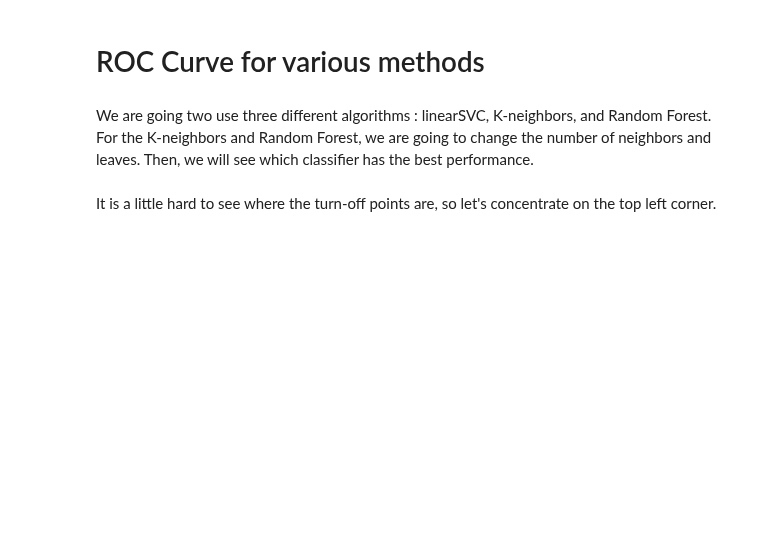
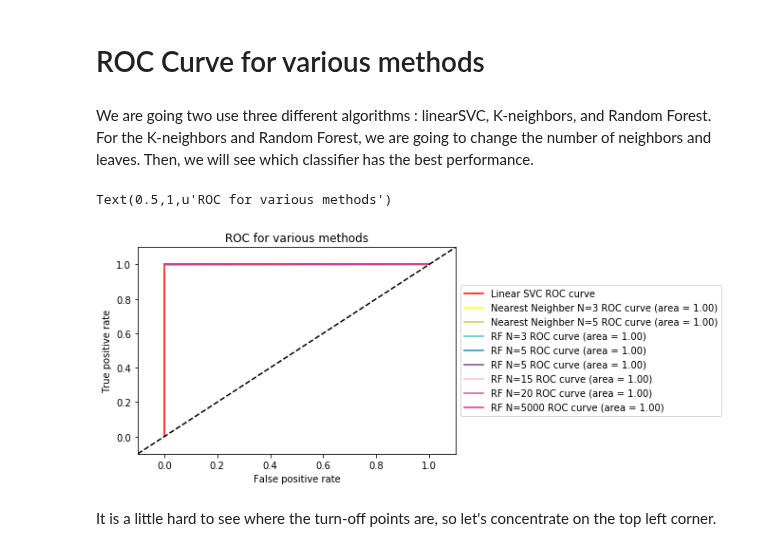
Before and after one commit to jiwoncpark/SLRealizer, a Jupyter notebook: demo/Scikit_Classifying_Lensed_Systems.ipynb, the cells around one changed output. Drawn from its saved outputs; the diff is of its cells as text; code cells hidden in the pictures; blank space fills up the shorter version.

```diff
--- a/demo/Scikit_Classifying_Lensed_Systems.ipynb
+++ b/demo/Scikit_Classifying_Lensed_Systems.ipynb
@@ -46,7 +46,7 @@ import desc.slrealizer
 # %% [markdown]
 Then, we read in the object_table and the sdss_table.
 # %%
-object_table = pd.read_csv('../data/object_catalog_galsim_noise_perfect.csv')
+object_table = pd.read_csv('../data/toy_object_catalog.csv')
 sdss_table = pd.read_csv('../data/sdss_object.csv').head(len(object_table)) # make sure that we have the same number of 0s and 1s
 # %% [markdown]
 Then, we calculate each entrees of six useful features. First, we do that for object_table(om10) and save into `truth_data.csv`.
@@ -113,2 +143,5 @@ print(data)
 # %% [markdown]
 Do the same for sdss_table, saving into `false_data`.
+# %%
+lens_data = make_truth_table(catalog=object_table, truth_value=1, save_file='../data/lens_truth_table.csv')
+nonlens_data = make_truth_table(catalog=sdss_table, truth_value=0, save_file='../data/nonlens_truth_table.csv')
@@ -174,7 +289,7 @@ sdss_data.to_csv('../data/false_data.csv')
 # %% [markdown]
 Then, we merged the truth(om10) and the false(sdss) to one catalog, saving it into `training_data.csv`.
 # %%
-df_col_merged =pd.concat([data, sdss_data], axis=0)
+df_col_merged = pd.concat([lens_data, nonlens_data], axis=0)
 df_col_merged = df_col_merged.sample(frac=1)
 df_col_merged.to_csv('../data/training_data.csv')
 # %% [markdown]
@@ -191,6 +306,11 @@ from sklearn.neighbors import KNeighborsClassifier
 from sklearn.ensemble import RandomForestClassifier
 # %% [markdown]
 Then, we divide training set and the test set within the whole data set.
+# %%
+df_col_merged_m = df_col_merged.as_matrix()
+y = df_col_merged_m[:, -1]
+X = df_col_merged_m[:, :-1]
+X_train, X_test, y_train, y_test = sklearn.model_selection.train_test_split(X, y, test_size=0.33, random_state=123, shuffle=True) #42
 # %%
 df_col_merged = df_col_merged.as_matrix()
 y = df_col_merged[:,0]
@@ -280,7 +403,6 @@ clf = clf.fit(X_train, y_train)
 fpr, tpr, _ = sklearn.metrics.roc_curve(y_test, clf.predict_proba(X_test)[:,1])
 roc_auc = sklearn.metrics.auc(fpr, tpr)
 plt.plot(fpr, tpr, color='#43c6b7', label='RF N=3 ROC curve (area = %0.2f)' % roc_auc)
-
 
 # Random Forest N = 3
 clf = RandomForestClassifier(n_estimators=5, max_features=None)
@@ -293,36 +415,39 @@ plt.plot(fpr, tpr, color='#2b84ad', label='RF N=5 ROC curve (area = %0.2f)' % ro
 clf = RandomForestClassifier(n_estimators=10, max_features=None)
 clf = clf.fit(X_train, y_train)
 fpr, tpr, _ = sklearn.metrics.roc_curve(y_test, clf.predict_proba(X_test)[:,1])
 roc_auc = sklearn.metrics.auc(fpr, tpr)
 plt.plot(fpr, tpr, color='#8138a0', label='RF N=5 ROC curve (area = %0.2f)' % roc_auc)
 
 # Random Forest N = 10
 clf = RandomForestClassifier(n_estimators=15, max_features=None)
 clf = clf.fit(X_train, y_train)
 fpr, tpr, _ = sklearn.metrics.roc_curve(y_test, clf.predict_proba(X_test)[:,1])
 roc_auc = sklearn.metrics.auc(fpr, tpr)
 plt.plot(fpr, tpr, color='pink', label='RF N=15 ROC curve (area = %0.2f)' % roc_auc)
 
 
 clf = RandomForestClassifier(n_estimators=20, max_features=None)
 clf = clf.fit(X_train, y_train)
 fpr, tpr, _ = sklearn.metrics.roc_curve(y_test, clf.predict_proba(X_test)[:,1])
 roc_auc = sklearn.metrics.auc(fpr, tpr)
 plt.plot(fpr, tpr, color='#cc5d94', label='RF N=20 ROC curve (area = %0.2f)' % roc_auc)
 
 clf = RandomForestClassifier(n_estimators=5000, max_features=None)
 clf = clf.fit(X_train, y_train)
 fpr, tpr, _ = sklearn.metrics.roc_curve(y_test, clf.predict_proba(X_test)[:,1])
 roc_auc = sklearn.metrics.auc(fpr, tpr)
 plt.plot(fpr, tpr, color='#d63384', label='RF N=5000 ROC curve (area = %0.2f)' % roc_auc)
 
 plt.xlabel('False positive rate')
 plt.ylabel('True positive rate')
-plt.ylim([0.0, 1.0])
-plt.plot([0, 1], [0, 1], 'k--')
-plt.xlim([0.0, 1.0])
+plt.ylim([-0.1, 1.1])
+plt.plot([-0.1, 1.1], [-0.1, 1.1], 'k--')
+plt.xlim([-0.1, 1.1])
 plt.legend(loc='center left', bbox_to_anchor=(1, 0.5))
 plt.title('ROC for various methods')
+# %% [output]
+Text(0.5,1,u'ROC for various methods')
+[figure, added]
 # %% [markdown]
 It is a little hard to see where the turn-off points are, so let's concentrate on the top left corner.
 # %%
```
Also changed, not shown: parts of 14 cells of this notebook, 1 other file.
